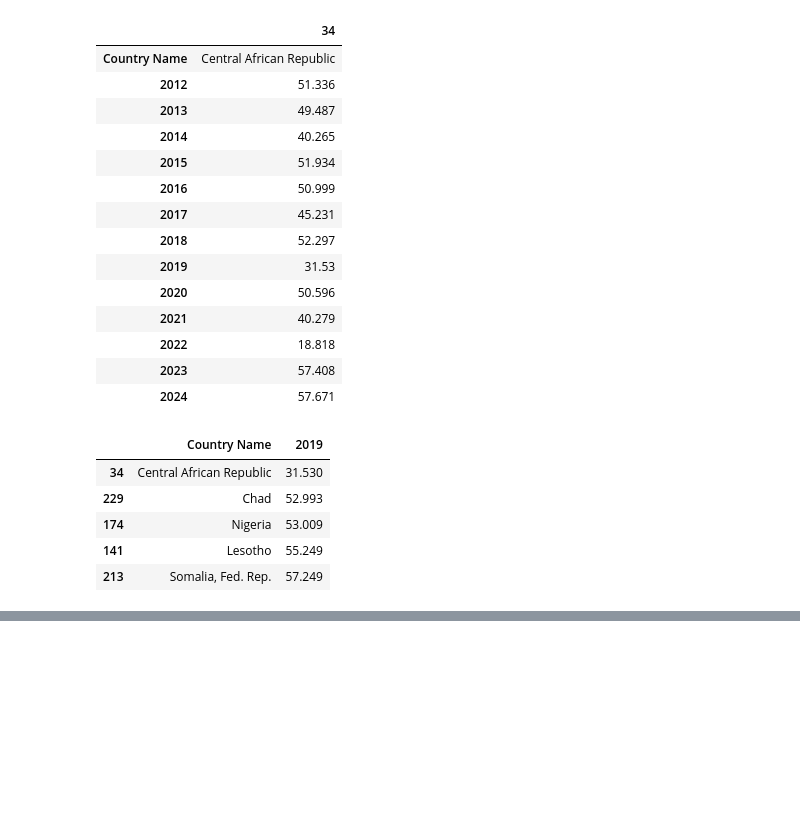
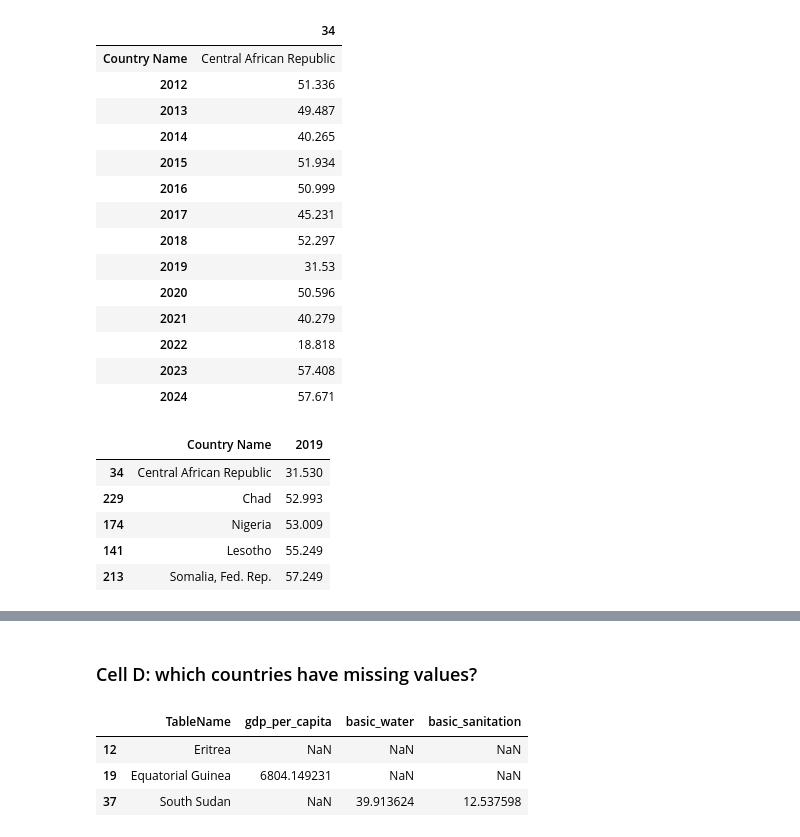
Before and after one commit to joenzau41-png/life-expectancy-africa, a Jupyter notebook: notebooks/01_data_understanding.ipynb, the cells around one changed output, grey strips where cells are left out. Saved outputs shown, nothing was run; the diff lists cells and outputs as text; code cells hidden in the pictures; blank space fills up the shorter version.

```diff
--- a/notebooks/01_data_understanding.ipynb
+++ b/notebooks/01_data_understanding.ipynb
@@ -124,0 +169,10 @@ africa.sort_values("2019")[["Country Name", "2019"]].head(5)
+# %% [markdown]
+### Cell D: which countries have missing values?
+# %%
+cols = ["gdp_per_capita", "basic_water", "basic_sanitation"]
+data[data[cols].isna().any(axis=1)][["TableName"] + cols]
+# %% [output]
+|  | TableName | gdp_per_capita | basic_water | basic_sanitation |
+| 12 | Eritrea | NaN | NaN | NaN |
+| 19 | Equatorial Guinea | 6804.149231 | NaN | NaN |
+| 37 | South Sudan | NaN | 39.913624 | 12.537598 |
```
Also changed, not shown: parts of 12 cells of this notebook.
